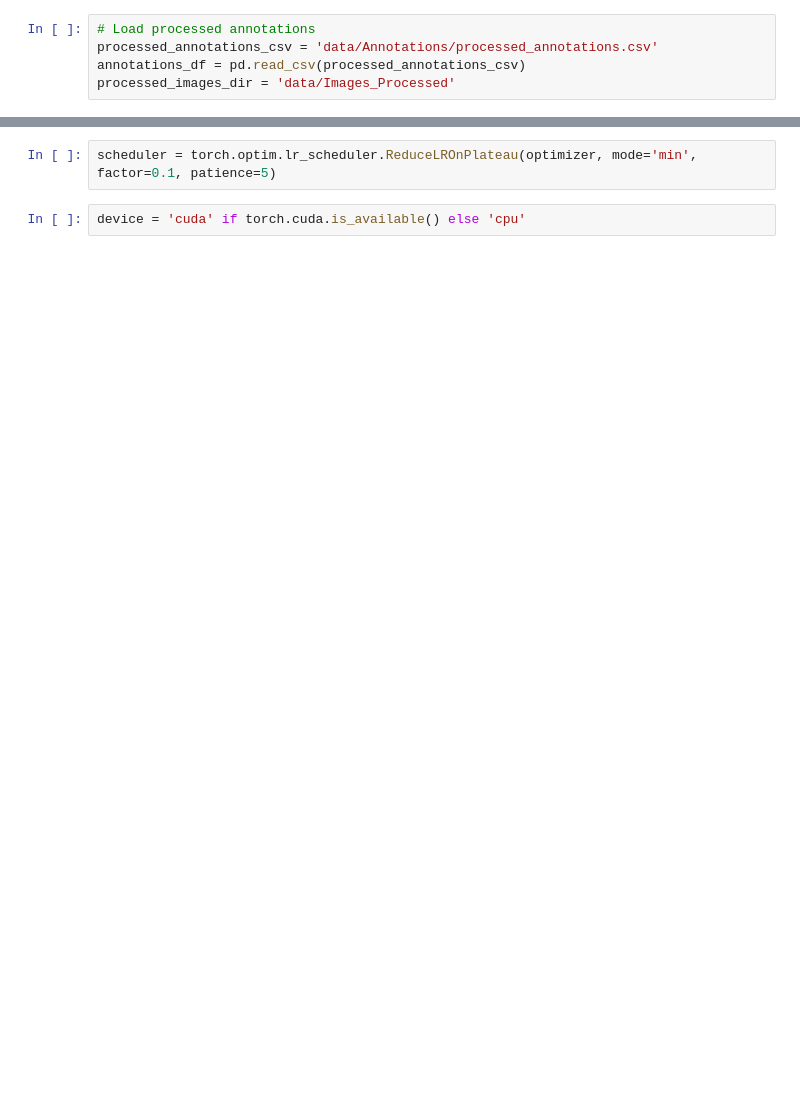
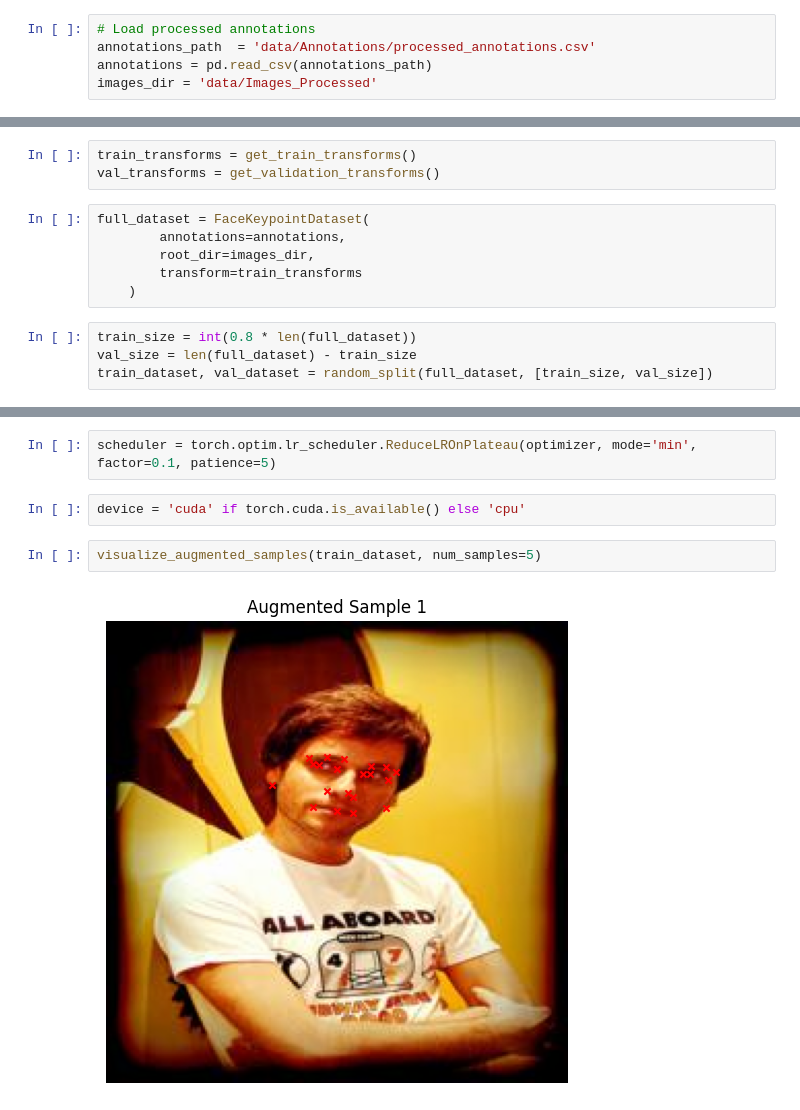
Before and after one commit to Zeepat/face-keypoint-detection, a Jupyter notebook: train.ipynb, the cells around one changed output, grey strips where cells are left out. Saved outputs shown, nothing was run; the diff lists cells and outputs as text; blank space fills up the shorter version.

```diff
--- a/train.ipynb
+++ b/train.ipynb
@@ -13,7 +14,7 @@ from utils import FaceKeypointDataset, transform, train_test_split, train
 from model.network import Net
 # %%
 # Load processed annotations
-processed_annotations_csv = 'data/Annotations/processed_annotations.csv'
-annotations_df = pd.read_csv(processed_annotations_csv)
-processed_images_dir = 'data/Images_Processed'
+annotations_path  = 'data/Annotations/processed_annotations.csv'
+annotations = pd.read_csv(annotations_path)
+images_dir = 'data/Images_Processed'
 # %%
@@ -79,0 +61,13 @@ train_loader, val_loader, test_loader = train_test_split(dataset,
+# %%
+train_transforms = get_train_transforms()
+val_transforms = get_validation_transforms()
+# %%
+full_dataset = FaceKeypointDataset(
+        annotations=annotations,
+        root_dir=images_dir,
+        transform=train_transforms
+    )
+# %%
+train_size = int(0.8 * len(full_dataset))
+val_size = len(full_dataset) - train_size
+train_dataset, val_dataset = random_split(full_dataset, [train_size, val_size])
@@ -88,3 +88,7 @@ optimizer = optim.Adam(model.parameters(), lr=1e-5, weight_decay=1e-5)
 scheduler = torch.optim.lr_scheduler.ReduceLROnPlateau(optimizer, mode='min', factor=0.1, patience=5)
 # %%
 device = 'cuda' if torch.cuda.is_available() else 'cpu'
+# %%
+visualize_augmented_samples(train_dataset, num_samples=5)
+# %% [output]
+[figure, added]
```
Also changed, not shown: parts of 14 cells of this notebook, 2 other files.
